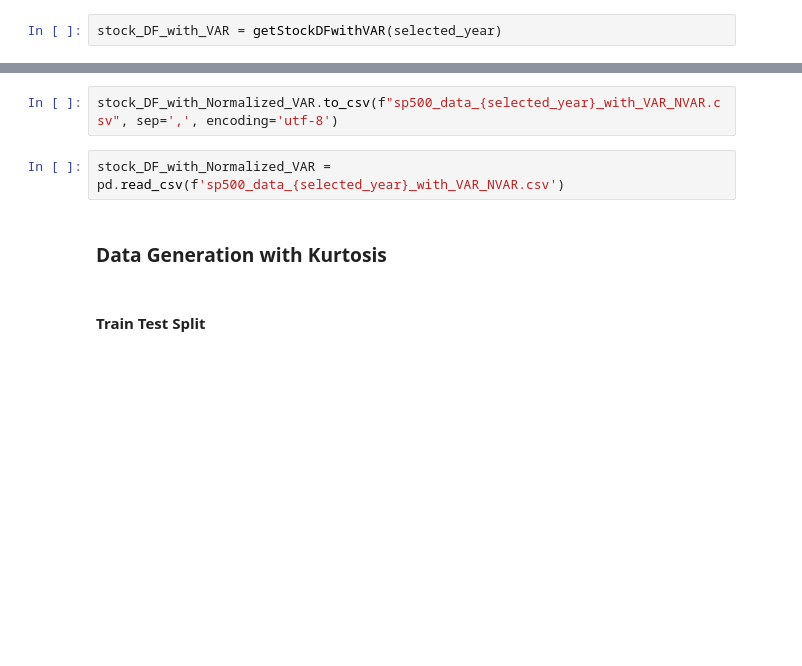
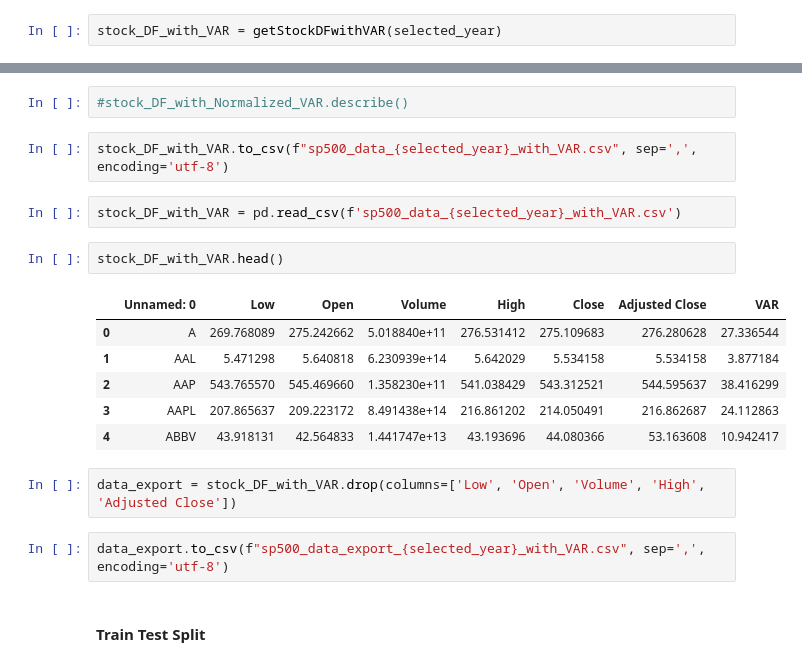
Before and after one commit to farhanarrafi/UNT-CS-Machine-Learning-Project, a Jupyter notebook: MachineLearning_Project.ipynb, the cells around one changed output, grey strips where cells are left out. Drawn from its saved outputs; the diff is of its cells as text; blank space fills up the shorter version.

```diff
--- a/MachineLearning_Project.ipynb
+++ b/MachineLearning_Project.ipynb
@@ -516,9 +461,22 @@ stock_DF_with_Normalized_VAR.describe()
+# %%
+#stock_DF_with_Normalized_VAR.describe()
 # %%
-stock_DF_with_Normalized_VAR.to_csv(f"sp500_data_{selected_year}_with_VAR_NVAR.csv", sep=',', encoding='utf-8')
+stock_DF_with_VAR.to_csv(f"sp500_data_{selected_year}_with_VAR.csv", sep=',', encoding='utf-8')
 # %%
-stock_DF_with_Normalized_VAR = pd.read_csv(f'sp500_data_{selected_year}_with_VAR_NVAR.csv')
+stock_DF_with_VAR = pd.read_csv(f'sp500_data_{selected_year}_with_VAR.csv')
-# %% [markdown]
-### Data Generation with Kurtosis
+# %%
+stock_DF_with_VAR.head()
+# %% [output]
+|  | Unnamed: 0 | Low | Open | Volume | High | Close | Adjusted Close | VAR |
+| 0 | A | 269.768089 | 275.242662 | 5.018840e+11 | 276.531412 | 275.109683 | 276.280628 | 27.336544 |
+| 1 | AAL | 5.471298 | 5.640818 | 6.230939e+14 | 5.642029 | 5.534158 | 5.534158 | 3.877184 |
+| 2 | AAP | 543.765570 | 545.469660 | 1.358230e+11 | 541.038429 | 543.312521 | 544.595637 | 38.416299 |
+| 3 | AAPL | 207.865637 | 209.223172 | 8.491438e+14 | 216.861202 | 214.050491 | 216.862687 | 24.112863 |
+| 4 | ABBV | 43.918131 | 42.564833 | 1.441747e+13 | 43.193696 | 44.080366 | 53.163608 | 10.942417 |
+# %%
+data_export = stock_DF_with_VAR.drop(columns=['Low', 'Open', 'Volume', 'High', 'Adjusted Close'])
+# %%
+data_export.to_csv(f"sp500_data_export_{selected_year}_with_VAR.csv", sep=',', encoding='utf-8')
 # %% [markdown]
 #### Train Test Split
 # %%
```
Also changed, not shown: parts of 25 cells of this notebook.
